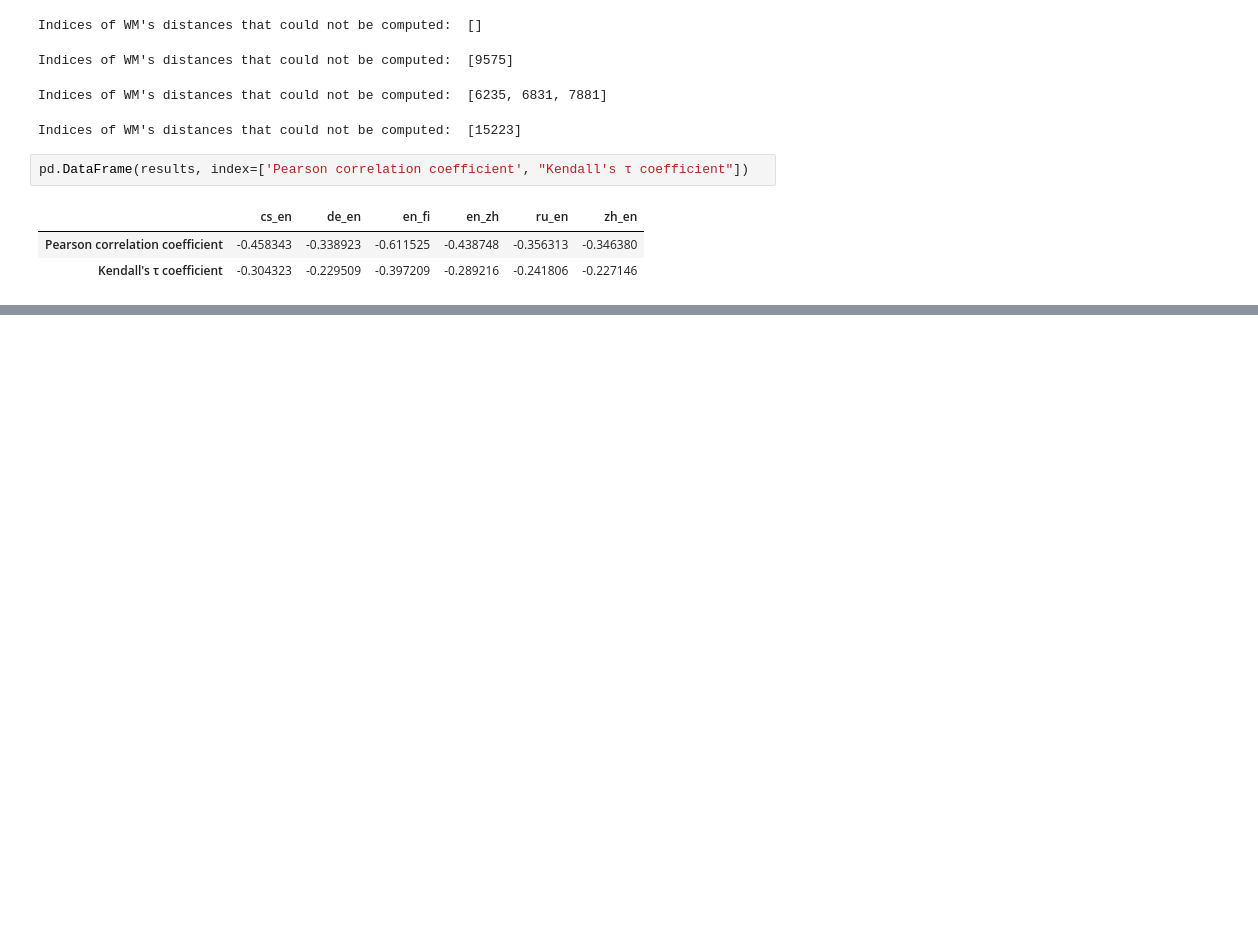
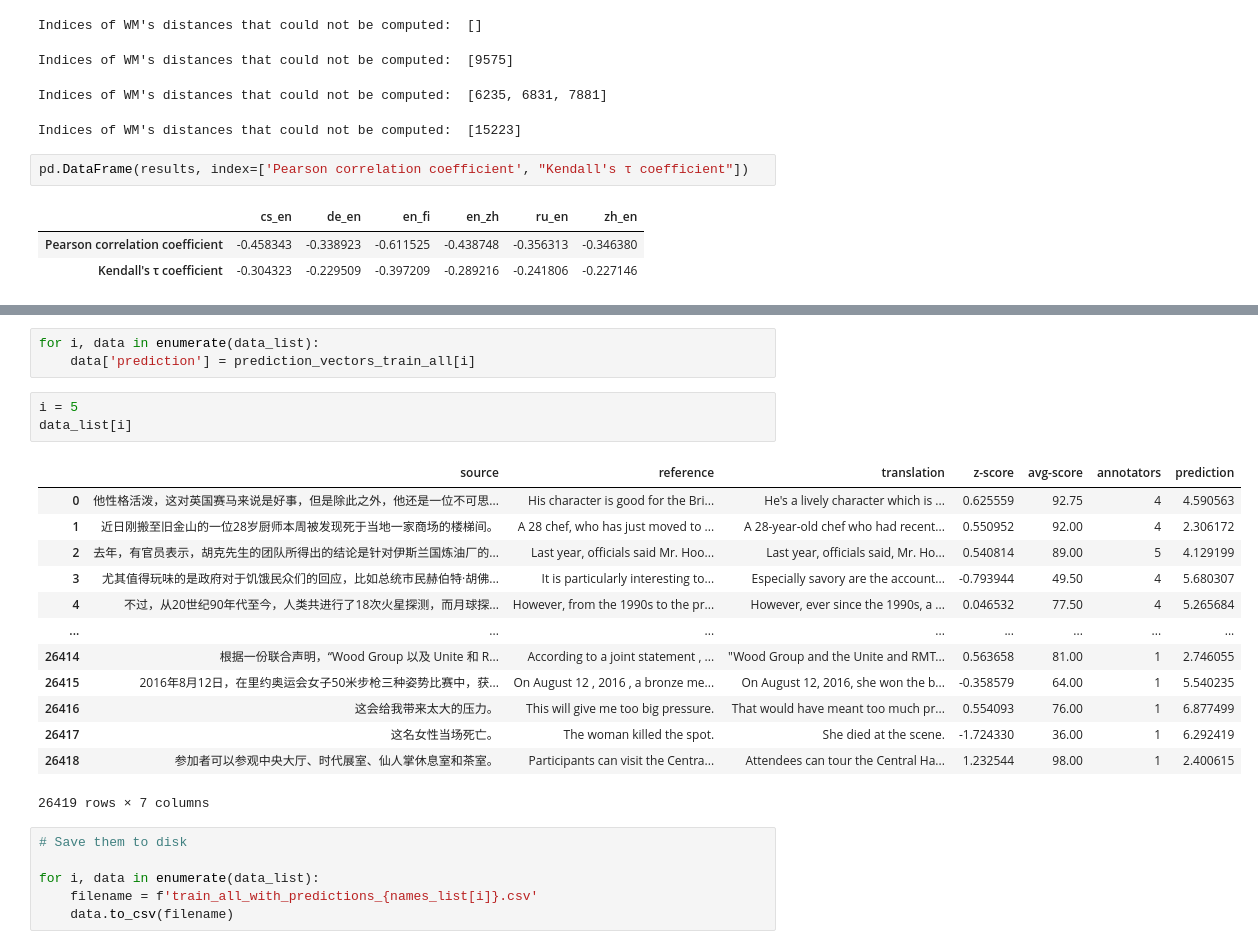
Before and after one commit to FranzMichaelFrank/Text_Mining_Group_Project, a Jupyter notebook: PM_2021-05-27_Embedding.ipynb, the cells around one changed output, grey strips where cells are left out. Cells and saved outputs as stored; diff of their text form; blank space fills up the shorter version.

Commit message:
Added predictions of WM's distance model

```diff
--- a/PM_2021-05-27_Embedding.ipynb
+++ b/PM_2021-05-27_Embedding.ipynb
@@ -716,0 +856,26 @@ data_list_test[0].head(1)
+# %%
+for i, data in enumerate(data_list):
+    data['prediction'] = prediction_vectors_train_all[i]
+# %%
+i = 5
+data_list[i]
+# %% [output]
+|  | source | reference | translation | z-score | avg-score | annotators | prediction |
+| 0 | 他性格活泼，这对英国赛马来说是好事，但是除此之外，他还是一位不可思... | His character is good for the Bri... | He's a lively character which is ... | 0.625559 | 92.75 | 4 | 4.590563 |
+| 1 | 近日刚搬至旧金山的一位28岁厨师本周被发现死于当地一家商场的楼梯间。 | A 28 chef, who has just moved to ... | A 28-year-old chef who had recent... | 0.550952 | 92.00 | 4 | 2.306172 |
+| 2 | 去年，有官员表示，胡克先生的团队所得出的结论是针对伊斯兰国炼油厂的... | Last year, officials said Mr. Hoo... | Last year, officials said, Mr. Ho... | 0.540814 | 89.00 | 5 | 4.129199 |
+| 3 | 尤其值得玩味的是政府对于饥饿民众们的回应，比如总统市民赫伯特·胡佛... | It is particularly interesting to... | Especially savory are the account... | -0.793944 | 49.50 | 4 | 5.680307 |
+| 4 | 不过，从20世纪90年代至今，人类共进行了18次火星探测，而月球探... | However, from the 1990s to the pr... | However, ever since the 1990s, a ... | 0.046532 | 77.50 | 4 | 5.265684 |
+| ... | ... | ... | ... | ... | ... | ... | ... |
+| 26414 | 根据一份联合声明，“Wood Group 以及 Unite 和 R... | According to a joint statement , ... | "Wood Group and the Unite and RMT... | 0.563658 | 81.00 | 1 | 2.746055 |
+| 26415 | 2016年8月12日，在里约奥运会女子50米步枪三种姿势比赛中，获... | On August 12 , 2016 , a bronze me... | On August 12, 2016, she won the b... | -0.358579 | 64.00 | 1 | 5.540235 |
+| 26416 | 这会给我带来太大的压力。 | This will give me too big pressure. | That would have meant too much pr... | 0.554093 | 76.00 | 1 | 6.877499 |
+| 26417 | 这名女性当场死亡。 | The woman killed the spot. | She died at the scene. | -1.724330 | 36.00 | 1 | 6.292419 |
+| 26418 | 参加者可以参观中央大厅、时代展室、仙人掌休息室和茶室。 | Participants can visit the Centra... | Attendees can tour the Central Ha... | 1.232544 | 98.00 | 1 | 2.400615 |
+26419 rows × 7 columns
+# %%
+# Save them to disk
+
+for i, data in enumerate(data_list):
+    filename = f'train_all_with_predictions_{names_list[i]}.csv'
+    data.to_csv(filename)
```
Also changed, not shown: parts of 23 cells of this notebook, 15 other files.
